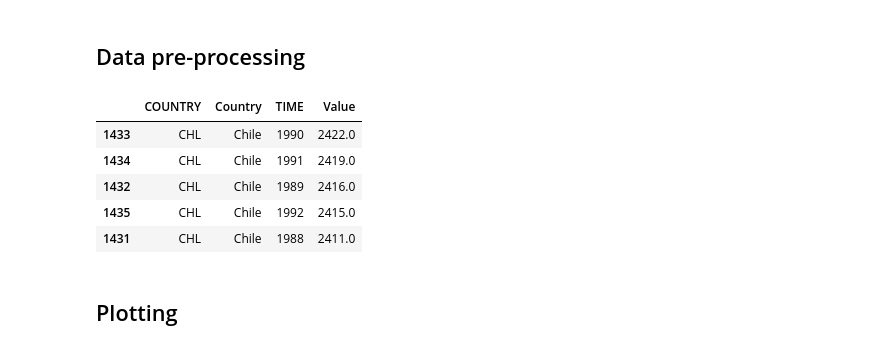
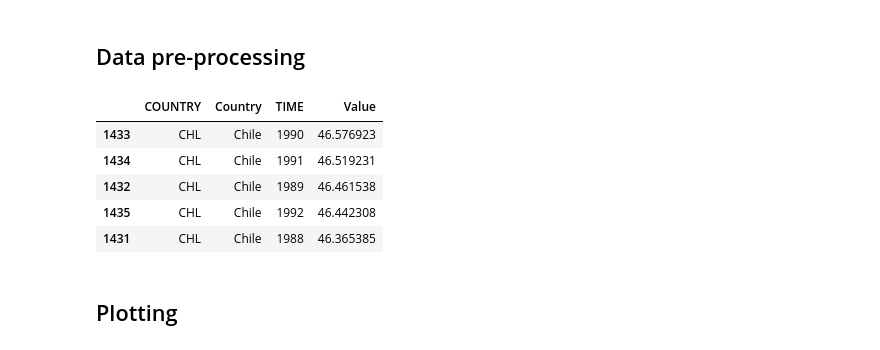
Before and after one commit to data-show/notebooks, a Jupyter notebook: notebooks/Hours_Worked_in_OECD_Countries/Hours_Worked_in_OECD_Countries.ipynb, the cells around one changed output. Drawn from its saved outputs; the diff is of its cells as text; code cells hidden in the pictures.

Commit message:
Some transformations on Hours_Worked_in_OECD_Countries notebook

```diff
--- a/notebooks/Hours_Worked_in_OECD_Countries/Hours_Worked_in_OECD_Countries.ipynb
+++ b/notebooks/Hours_Worked_in_OECD_Countries/Hours_Worked_in_OECD_Countries.ipynb
@@ -32,20 +32,23 @@ pio.renderers.default = 'notebook_connected'
 # %%
 df_hours_worked = pd.read_csv('Data/Hours_worked_indicator.csv',
                               sep=',',
                               usecols=['COUNTRY', 'Country', 'TIME', 'Value'],
                               parse_dates=True
                              )
 
+#For more meaningful representations, we decide to transform the data in order to go from an annual view to a weekly view
+df_hours_worked['Value'] = df_hours_worked['Value'] / 52
+
 df_hours_worked_bar = df_hours_worked.sort_values('Value', ascending=False)
 
 df_hours_worked_bar.head()
 # %% [output]
 |  | COUNTRY | Country | TIME | Value |
-| 1433 | CHL | Chile | 1990 | 2422.0 |
-| 1434 | CHL | Chile | 1991 | 2419.0 |
-| 1432 | CHL | Chile | 1989 | 2416.0 |
-| 1435 | CHL | Chile | 1992 | 2415.0 |
-| 1431 | CHL | Chile | 1988 | 2411.0 |
+| 1433 | CHL | Chile | 1990 | 46.576923 |
+| 1434 | CHL | Chile | 1991 | 46.519231 |
+| 1432 | CHL | Chile | 1989 | 46.461538 |
+| 1435 | CHL | Chile | 1992 | 46.442308 |
+| 1431 | CHL | Chile | 1988 | 46.365385 |
 # %% [markdown]
 ## Plotting
 # %% [markdown]
```
Also changed, not shown: parts of 4 cells of this notebook, 3 other files.
